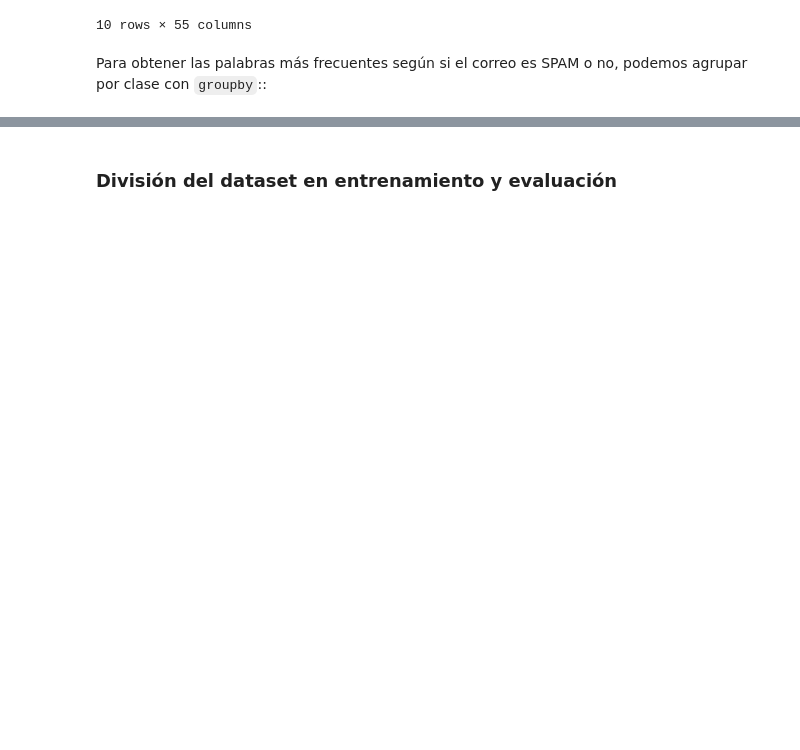
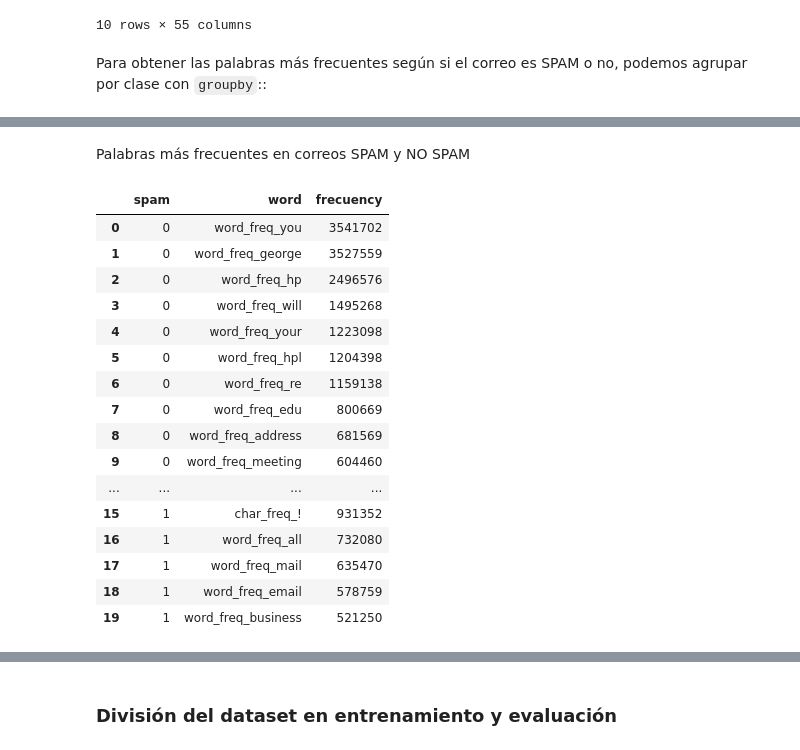
Before and after one commit to comejia/ceia-iia, a Jupyter notebook: tp3-detector-spam/clasificacion.ipynb, the cells around one changed output, grey strips where cells are left out. Drawn from its saved outputs; the diff is of its cells as text; code cells hidden in the pictures; blank space fills up the shorter version.

```diff
--- a/tp3-detector-spam/clasificacion.ipynb
+++ b/tp3-detector-spam/clasificacion.ipynb
@@ -65,0 +68,3 @@ Obtenemos los atributos y el target:
+# %%
+melted = pd.melt(column_sum, id_vars="spam", var_name="word", value_name="frecuency")
+melted.head(10)
@@ -65,0 +83,26 @@ Obtenemos los atributos y el target:
+# %% [markdown]
+Palabras más frecuentes en correos SPAM y NO SPAM
+# %%
+top10 = (melted.sort_values(["spam", "frecuency"], ascending=[True, False])
+            .groupby("spam", group_keys=False)
+            .head(10)
+        ).reset_index(drop=True)
+top10
+# %% [output]
+|  | spam | word | frecuency |
+| 0 | 0 | word_freq_you | 3541702 |
+| 1 | 0 | word_freq_george | 3527559 |
+| 2 | 0 | word_freq_hp | 2496576 |
+| 3 | 0 | word_freq_will | 1495268 |
+| 4 | 0 | word_freq_your | 1223098 |
+| 5 | 0 | word_freq_hpl | 1204398 |
+| 6 | 0 | word_freq_re | 1159138 |
+| 7 | 0 | word_freq_edu | 800669 |
+| 8 | 0 | word_freq_address | 681569 |
+| 9 | 0 | word_freq_meeting | 604460 |
+| ... | ... | ... | ... |
+| 15 | 1 | char_freq_! | 931352 |
+| 16 | 1 | word_freq_all | 732080 |
+| 17 | 1 | word_freq_mail | 635470 |
+| 18 | 1 | word_freq_email | 578759 |
+| 19 | 1 | word_freq_business | 521250 |
```
Also changed, not shown: parts of 30 cells of this notebook.
